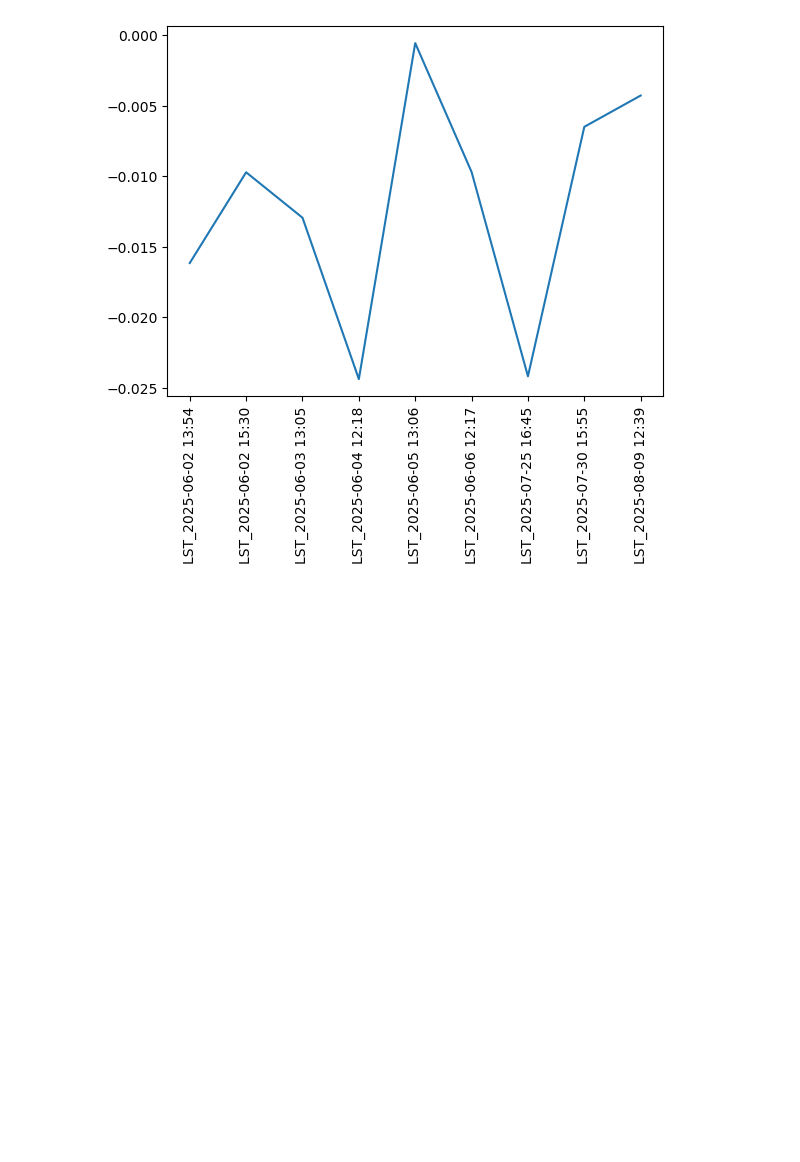
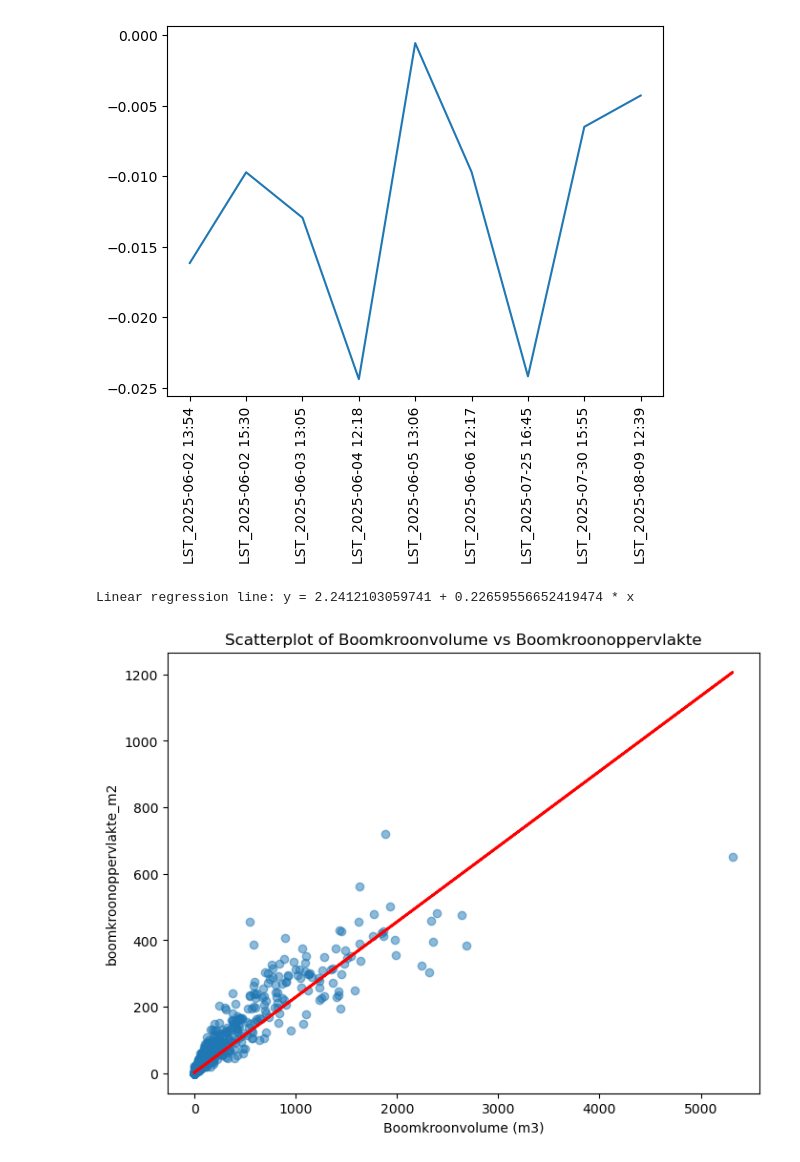
Before and after one commit to floorhoekstra/thesis, a Jupyter notebook: master_rasterize.ipynb, the cells around one changed output. Drawn from its saved outputs; the diff is of its cells as text; code cells hidden in the pictures; blank space fills up the shorter version.

```diff
--- a/master_rasterize.ipynb
+++ b/master_rasterize.ipynb
@@ -356,3 +356,26 @@ plt.tick_params(axis='x', rotation=90)
 7  LST_2025-07-30 15:55                    -0.006504  6.455759e-17   0.017821
 8  LST_2025-08-09 12:39                    -0.004287  7.785181e-02   0.000800
 [figure]
+# %%
+master_grid = gpd.read_file("C:\\Floor\\Documenten\\ENV-year-2\\Thesis\\Data\\Duindorp\\master_grid_duindorp.gpkg")
+
+master_grid.head()
+# make a scatterplot of the boomkroonvolume_m3 vs LST_2025-06-02 13:54
+plt.figure(figsize=(8, 6))
+# master_grid["boomkroonvolume_m3"] = master_grid["boomkroonvolume_m3"][master_grid["boomkroonvolume_m3"] < 5000]
+plt.scatter(master_grid["boomkroonvolume_m3"], master_grid["boomkroonoppervlakte_m2"], alpha=0.5)
+plt.title("Scatterplot of Boomkroonvolume vs Boomkroonoppervlakte")
+plt.xlabel("Boomkroonvolume (m3)")
+plt.ylabel("boomkroonoppervlakte_m2")
+# plt.xscale("log")  # Set x-axis to logarithmic scale
+# fit relatinshop with linear regression and plot the line
+from sklearn.linear_model import LinearRegression
+
+model = LinearRegression()
+model.fit(master_grid[["boomkroonvolume_m3"]], master_grid["boomkroonoppervlakte_m2"])
+
+plt.plot(master_grid["boomkroonvolume_m3"], model.predict(master_grid[["boomkroonvolume_m3"]]), color="red", linewidth=2)
+print(f"Linear regression line: y = {model.intercept_} + {model.coef_[0]} * x")
+# %% [output]
+Linear regression line: y = 2.2412103059741 + 0.22659556652419474 * x
+[figure, added]
```
Also changed, not shown: parts of 1 cell of this notebook, 1 other file.
